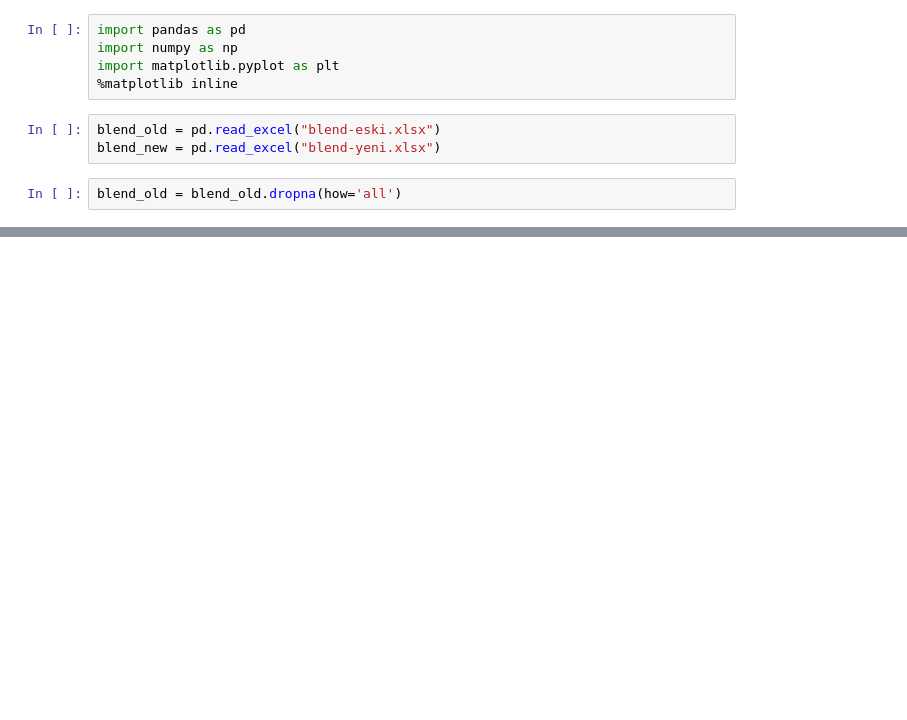
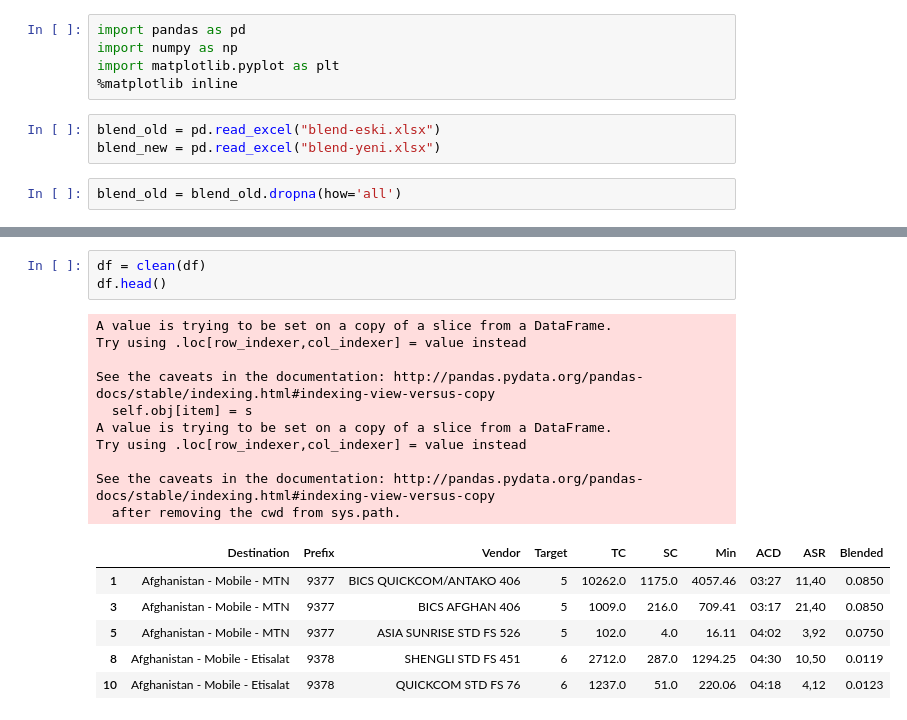
Before and after one commit to iKlotho/very, a Jupyter notebook: blend/Untitled.ipynb, the cells around one changed output, grey strips where cells are left out. Drawn from its saved outputs; the diff is of its cells as text; blank space fills up the shorter version.

```diff
--- a/blend/Untitled.ipynb
+++ b/blend/Untitled.ipynb
@@ -59,0 +30,20 @@ blend_old
+# %%
+df = clean(df)
+df.head()
+# %% [output]
+A value is trying to be set on a copy of a slice from a DataFrame.
+Try using .loc[row_indexer,col_indexer] = value instead
+
+See the caveats in the documentation: http://pandas.pydata.org/pandas-docs/stable/indexing.html#indexing-view-versus-copy
+  self.obj[item] = s
+A value is trying to be set on a copy of a slice from a DataFrame.
+Try using .loc[row_indexer,col_indexer] = value instead
+
+See the caveats in the documentation: http://pandas.pydata.org/pandas-docs/stable/indexing.html#indexing-view-versus-copy
+  after removing the cwd from sys.path.
+|  | Destination | Prefix | Vendor | Target | TC | SC | Min | ACD | ASR | Blended |
+| 1 | Afghanistan - Mobile - MTN | 9377 | BICS QUICKCOM/ANTAKO 406 | 5 | 10262.0 | 1175.0 | 4057.46 | 03:27 | 11,40 | 0.0850 |
+| 3 | Afghanistan - Mobile - MTN | 9377 | BICS AFGHAN 406 | 5 | 1009.0 | 216.0 | 709.41 | 03:17 | 21,40 | 0.0850 |
+| 5 | Afghanistan - Mobile - MTN | 9377 | ASIA SUNRISE STD FS 526 | 5 | 102.0 | 4.0 | 16.11 | 04:02 | 3,92 | 0.0750 |
+| 8 | Afghanistan - Mobile - Etisalat | 9378 | SHENGLI STD FS 451 | 6 | 2712.0 | 287.0 | 1294.25 | 04:30 | 10,50 | 0.0119 |
+| 10 | Afghanistan - Mobile - Etisalat | 9378 | QUICKCOM STD FS 76 | 6 | 1237.0 | 51.0 | 220.06 | 04:18 | 4,12 | 0.0123 |
```
Also changed, not shown: parts of 7 cells of this notebook, 6 other files.
